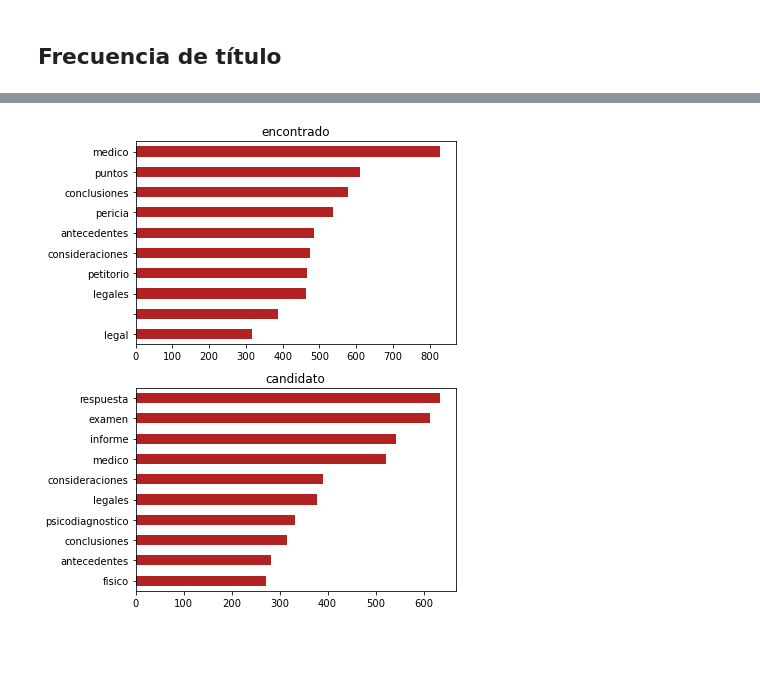
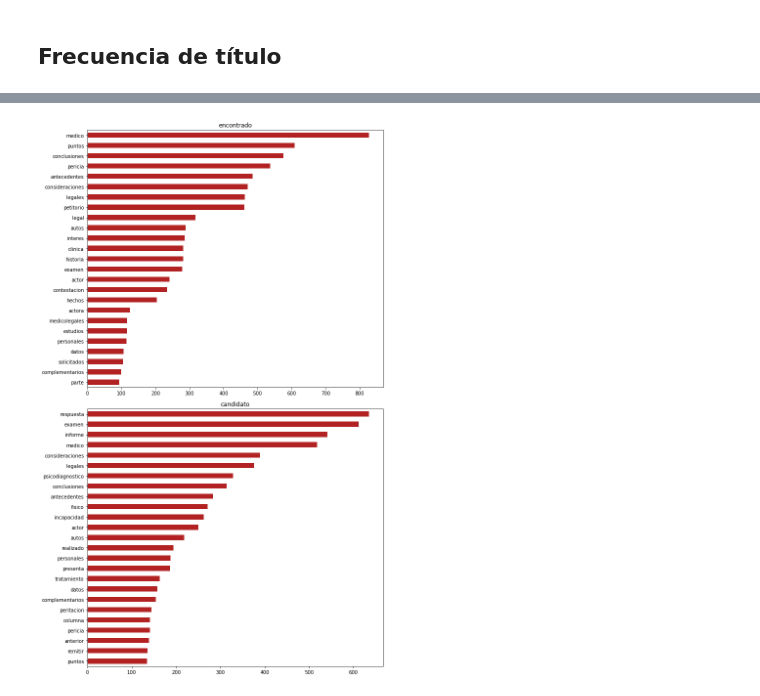
Before and after one commit to gaston411/Mi-Proyecto, a Jupyter notebook: Busqueda_titulo-parrafo.ipynb, the cells around one changed output, grey strips where cells are left out. Cells and saved outputs as stored; diff of their text form; code cells hidden in the pictures; blank space fills up the shorter version.

```diff
--- a/Busqueda_titulo-parrafo.ipynb
+++ b/Busqueda_titulo-parrafo.ipynb
@@ -31,0 +45,2 @@ def general(txt: str, bert=False, nums=True) -> str:
+# %%
+df1.reset_index(drop=True, inplace=True)
@@ -441,6 +509,7 @@ longitudP = longitud_parrafos(dfUbicacionTitulos, dfLimpio)
 dfUbicacionTitulos['longitud_parrafo'] = pd.DataFrame(longitudP)
 # %%
 dfUbicacionTitulos.longitud_parrafo[5775] = 112
+dfUbicacionTitulos.longitud_parrafo[5389] = 112
 # %% [output]
 A value is trying to be set on a copy of a slice from a DataFrame
 
@@ -668,11 +726,11 @@ def tokenize_only(text):
             filtered_tokens.append(token)
     return filtered_tokens
 # %%
-#not super pythonic, no, not at all.
-#use extend so it's a big flat list of vocab
+# #not super pythonic, no, not at all.
+# #use extend so it's a big flat list of vocab
 totalvocab_stemmed = []
 totalvocab_tokenized = []
-for i in titulosTfIdf:
+for i in dfUbicacionTitulos['titulo']:
     allwords_stemmed = tokenize_and_stem(i) #for each item in 'synopses', tokenize/stem
     totalvocab_stemmed.extend(allwords_stemmed) #extend the 'totalvocab_stemmed' list
 
@@ -764,6 +816,7 @@ titulos_tidy = dfTitulos.explode(column='titulo_tokenizado')
 titulos_tidy = titulos_tidy.drop(columns='titulo')
 titulos_tidy = titulos_tidy.drop(columns='longitud')
 titulos_tidy = titulos_tidy.rename(columns={'titulo_tokenizado':'token'})
+titulos_tidy = titulos_tidy.drop(titulos_tidy[titulos_tidy['token'] ==''].index)
 titulos_tidy.head(3)
 # %% [output]
 |  | id | tipo | inicio | fin | token |
@@ -838,17 +891,17 @@ Top 5 títulos más repetidos por tipo
 # %%
 # Top 10 títulos por tipo
 # ==============================================================================
-fig, axs = plt.subplots(nrows=2, ncols=1,figsize=(6, 7))
+fig, axs = plt.subplots(nrows=2, ncols=1,figsize=(10, 16))
 for i, tipo in enumerate(titulos_tidy.tipo.unique()):
     df_temp = titulos_tidy[titulos_tidy.tipo == tipo]
-    counts  = df_temp['token'].value_counts(ascending=False).head(10)
+    counts  = df_temp['token'].value_counts(ascending=False).head(25)
     counts.plot(kind='barh', color='firebrick', ax=axs[i])
     axs[i].invert_yaxis()
     axs[i].set_title(tipo)
 
 fig.tight_layout()
 # %% [output]
-[figure, old version]
+[figure, new version]
 # %%
 # Pivotado de títutlos por tipo y token.
 # ==============================================================================
```
Also changed, not shown: parts of 60 cells of this notebook, 3 other files.
